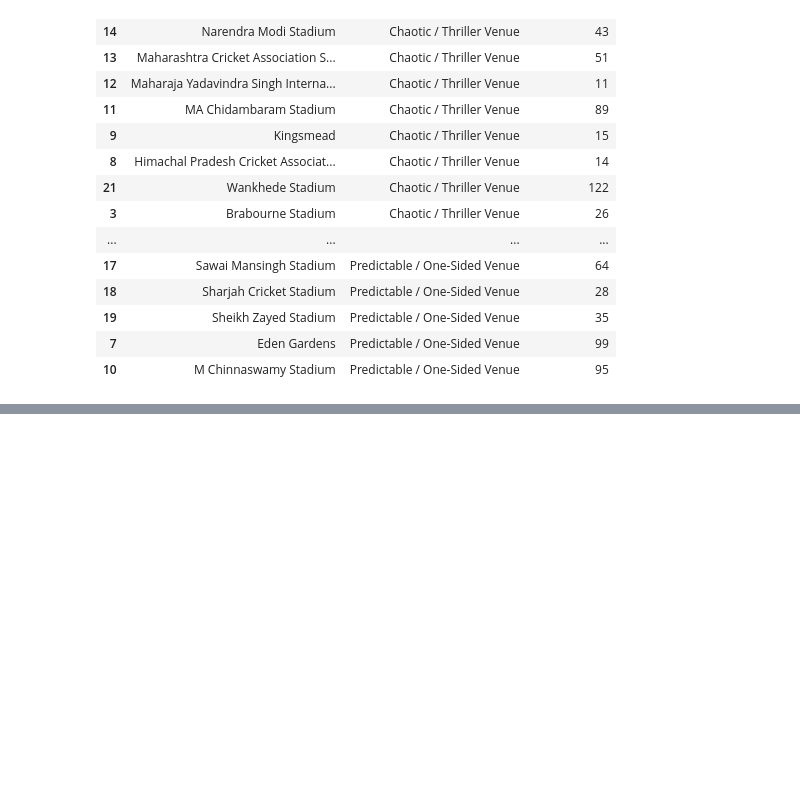
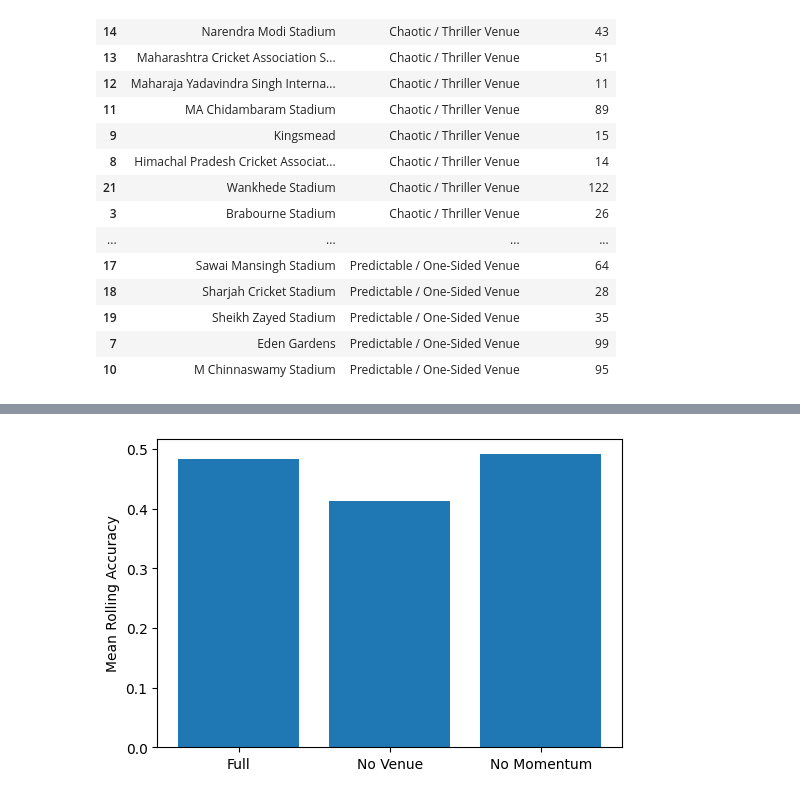
Before and after one commit to kannanvellayan04-spec/ipl-venue-app, a Jupyter notebook: webscraptry1.ipynb, the cells around one changed output, grey strips where cells are left out. Saved outputs shown, nothing was run; the diff lists cells and outputs as text; code cells hidden in the pictures; blank space fills up the shorter version.

```diff
--- a/webscraptry1.ipynb
+++ b/webscraptry1.ipynb
@@ -847,0 +2110,2 @@ os.getcwd()
+# %%
+y_prob = pipeline.predict_proba(X_test)
@@ -847,0 +2184,6 @@ os.getcwd()
+# %%
+reduced_features = [
+    'bat_avg_total_20',
+    'bat_high_rate_20',
+    'strength_diff'
+]
@@ -847,0 +2611,23 @@ os.getcwd()
+# %%
+import matplotlib.pyplot as plt
+
+models = ['Full', 'No Venue', 'No Momentum']
+accuracies = [
+    full_results['mean_accuracy'],
+    no_venue_results['mean_accuracy'],
+    no_momentum_results['mean_accuracy']
+]
+
+plt.figure(figsize=(6,4))
+
+plt.bar(models, accuracies)
+
+plt.ylabel("Mean Rolling Accuracy")
+
+plt.savefig("Figure6_AblationStudy.png",
+            dpi=600,
+            bbox_inches="tight")
+
+plt.show()
+# %% [output]
+[figure, added]
```
Also changed, not shown: parts of 161 cells of this notebook, 18 other files.
